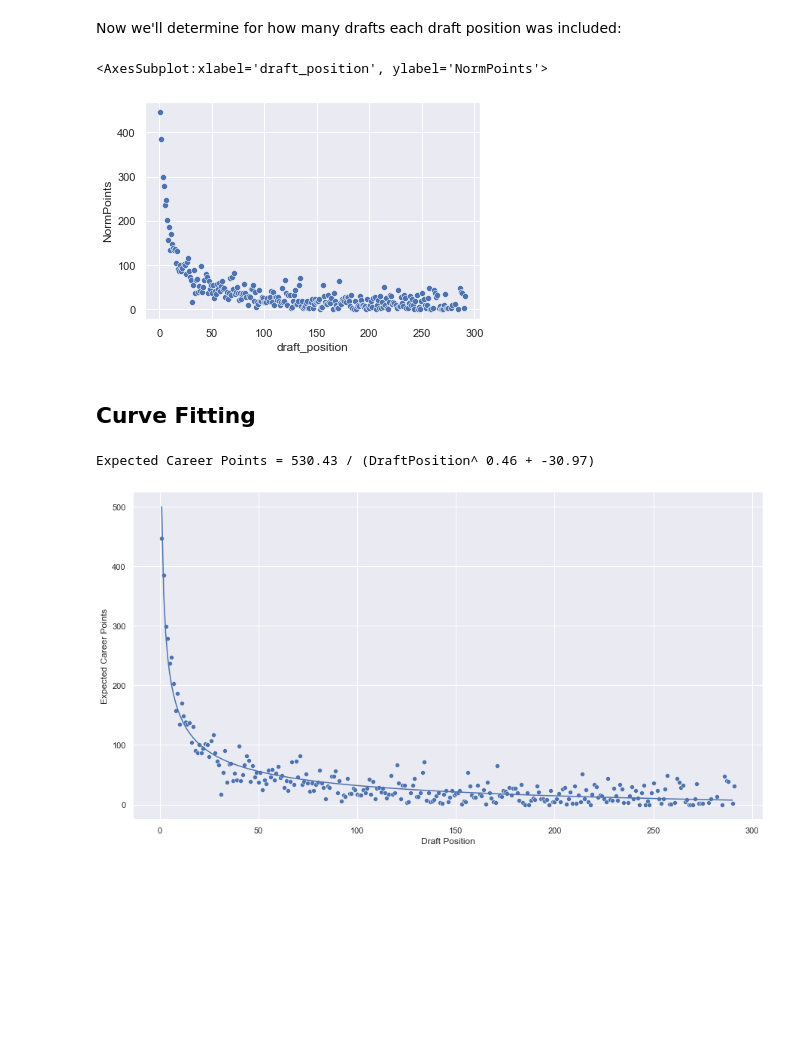
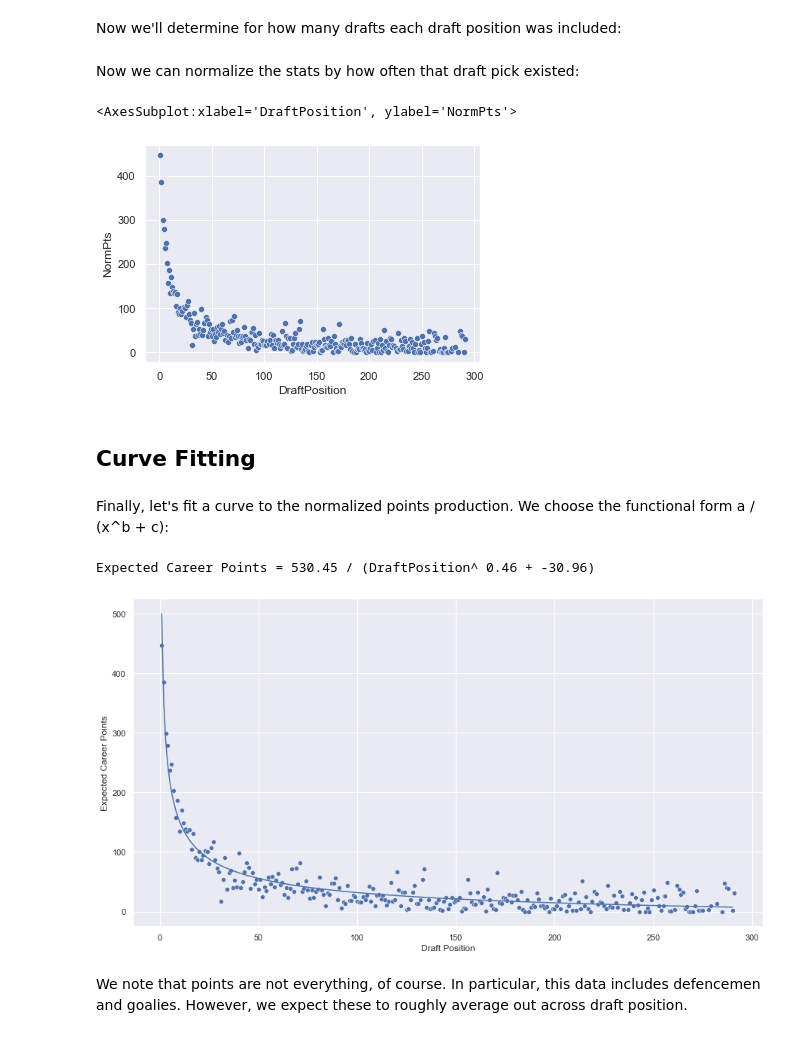
Before and after one commit to ben-campbell/nhl, a Jupyter notebook: draft.ipynb, the cells around one changed output. Saved outputs shown, nothing was run; the diff lists cells and outputs as text; code cells hidden in the pictures; blank space fills up the shorter version.

```diff
--- a/draft.ipynb
+++ b/draft.ipynb
@@ -13,8 +19,8 @@ engine = sqlalchemy.create_engine('mysql+mysqlconnector://nhl:hockey@127.0.0.1:3
 # %%
-query = """SELECT draft_position, SUM(GPlayed) AS GPlayed, SUM(Goals) AS Goals, SUM(Assists) AS Assists, SUM(Points) AS Points FROM
-          (SELECT player_id, draft_round, draft_position, draft_year, GPlayed, Goals, Assists, Points FROM Players JOIN
-          (SELECT PlayerID, SUM(GP) AS GPlayed, SUM(G) AS Goals, SUM(A) AS Assists, SUM(PTS) AS Points FROM SkaterStats
+query = """SELECT DraftPosition, SUM(GP) AS GP, SUM(G) AS G, SUM(A) AS A, SUM(Pts) AS Pts FROM
+          (SELECT Players.PlayerID, DraftRound, DraftPosition, DraftYear, GP, G, A, Pts FROM Players JOIN
+          (SELECT PlayerID, SUM(GP) AS GP, SUM(G) AS G, SUM(A) AS A, SUM(PTS) AS Pts FROM SkaterStats
            GROUP BY PlayerID) AS CareerStats
-           ON Players.player_id = CareerStats.PlayerID) AS DraftStats
-           GROUP BY draft_position ORDER BY draft_position"""
+           ON Players.PlayerID = CareerStats.PlayerID) AS DraftStats
+           GROUP BY DraftPosition ORDER BY DraftPosition"""
 draft_stats_df = pd.read_sql(query, engine)
@@ -22,6 +30,6 @@ draft_stats_df = pd.read_sql(query, engine)
 draft_stats_df = draft_stats_df.fillna(0)
 for col in draft_stats_df.columns:
     draft_stats_df[col] = draft_stats_df[col].astype('int32')
-draft_stats_df = draft_stats_df.set_index('draft_position')
-sns.scatterplot(x = draft_stats_df[1:].index, y = draft_stats_df[1:]['GPlayed'])
+draft_stats_df = draft_stats_df.set_index('DraftPosition')
+sns.scatterplot(x = draft_stats_df[1:].index, y = draft_stats_df[1:]['GP'])
 # %% [output]
@@ -55,26 +69,30 @@ Now we'll determine for how many drafts each draft position was included:
 drafts_incl = []
 for i in range(draft_hist_df['Total drafted'].max()):
     drafts_incl.append((draft_hist_df['Total drafted'] >= i).sum())
+# %% [markdown]
+Now we can normalize the stats by how often that draft pick existed:
 # %%
 drafts_incl_df = pd.DataFrame(drafts_incl, columns=['drafts_incl'], index=range(1,draft_hist_df['Total drafted'].max()+1))
 draft_stats_df = draft_stats_df.join(drafts_incl_df)
-draft_stats_df['NormPoints'] = draft_stats_df['Points'] / (draft_stats_df['drafts_incl'])
+draft_stats_df['NormPts'] = draft_stats_df['Pts'] / (draft_stats_df['drafts_incl'])
 draft_stats_df = draft_stats_df.fillna(0)
-draft_stats_df['NormPoints'] = draft_stats_df['NormPoints'].astype('int32')
-sns.scatterplot(x = draft_stats_df[1:].index, y = draft_stats_df[1:]['NormPoints'])
+draft_stats_df['NormPts'] = draft_stats_df['NormPts'].astype('int32')
+sns.scatterplot(x = draft_stats_df[1:].index, y = draft_stats_df[1:]['NormPts'])
 # %% [output]
-<AxesSubplot:xlabel='draft_position', ylabel='NormPoints'>
+<AxesSubplot:xlabel='DraftPosition', ylabel='NormPts'>
-[figure, old version]
+[figure, new version]
 # %% [markdown]
 ## Curve Fitting
+# %% [markdown]
+Finally, let's fit a curve to the normalized points production. We choose the functional form a / (x^b + c):
 # %%
 def objective(x, a, b, c):
-	return a / pow(x,b) + c
+    return a / pow(x,b) + c
 
 x = draft_stats_df.index.to_numpy()[1:]
-y = draft_stats_df['NormPoints'][1:]
+y = draft_stats_df['NormPts'][1:]
 
-popt, _ = curve_fit(objective, x, y, maxfev=150000)
+popt, _ = scipy.optimize.curve_fit(objective, x, y, maxfev=150000)
 a,b,c = popt
 print('Expected Career Points = {:.2f} / (DraftPosition^ {:.2f} + {:.2f})'.format(a,b,c))
 x_line = np.arange(min(x), max(x), 1)
@@ -82,9 +100,11 @@ y_line = objective(x_line, a, b,c)
 
 fig, ax = plt.subplots(figsize = (15,8))
 sns.lineplot(x = x_line, y = y_line)
-sns.scatterplot(x = draft_stats_df[1:].index, y = draft_stats_df[1:]['NormPoints'])
+sns.scatterplot(x = draft_stats_df[1:].index, y = draft_stats_df[1:]['NormPts'])
 plt.xlabel("Draft Position")
 plt.ylabel("Expected Career Points");
 # %% [output]
-Expected Career Points = 530.43 / (DraftPosition^ 0.46 + -30.97)
+Expected Career Points = 530.45 / (DraftPosition^ 0.46 + -30.96)
 [figure]
+# %% [markdown]
+We note that points are not everything, of course. In particular, this data includes defencemen and goalies. However, we expect these to roughly average out across draft position.
```
Also changed, not shown: parts of 8 cells of this notebook, 1 other file.
